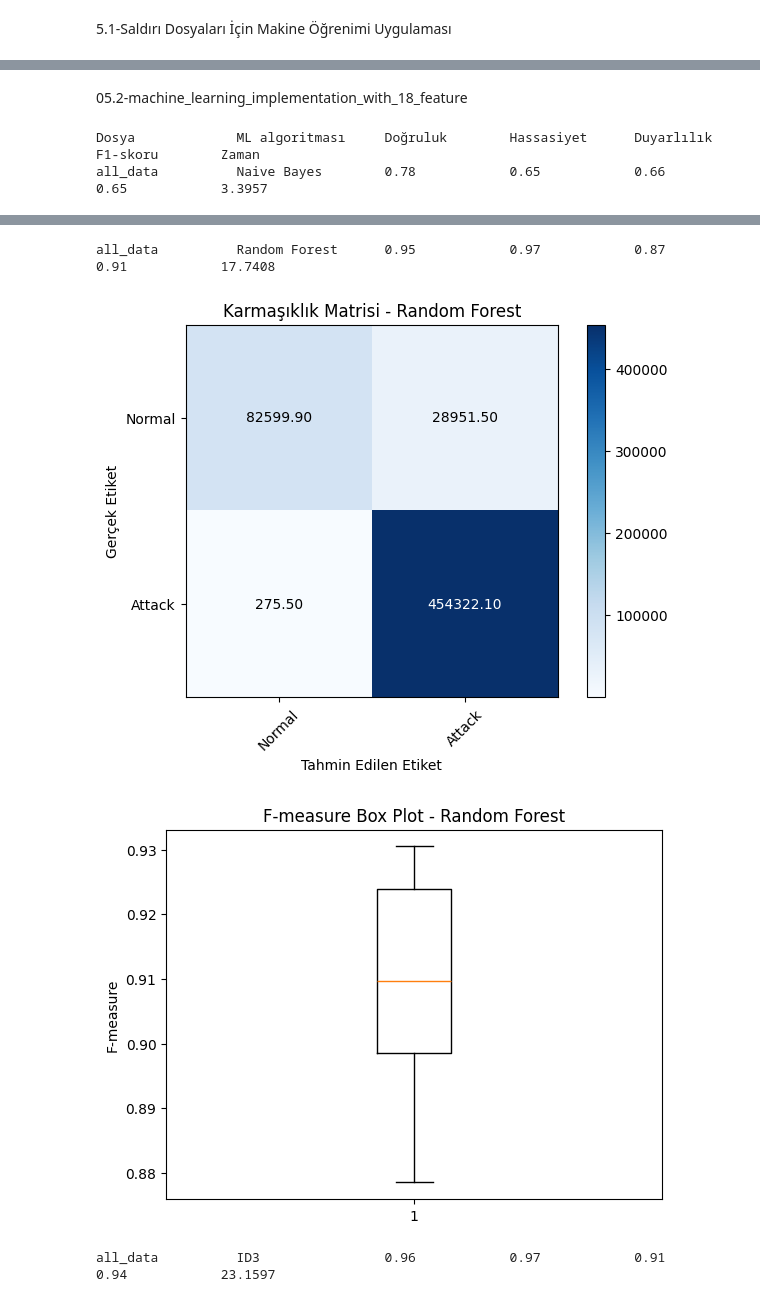
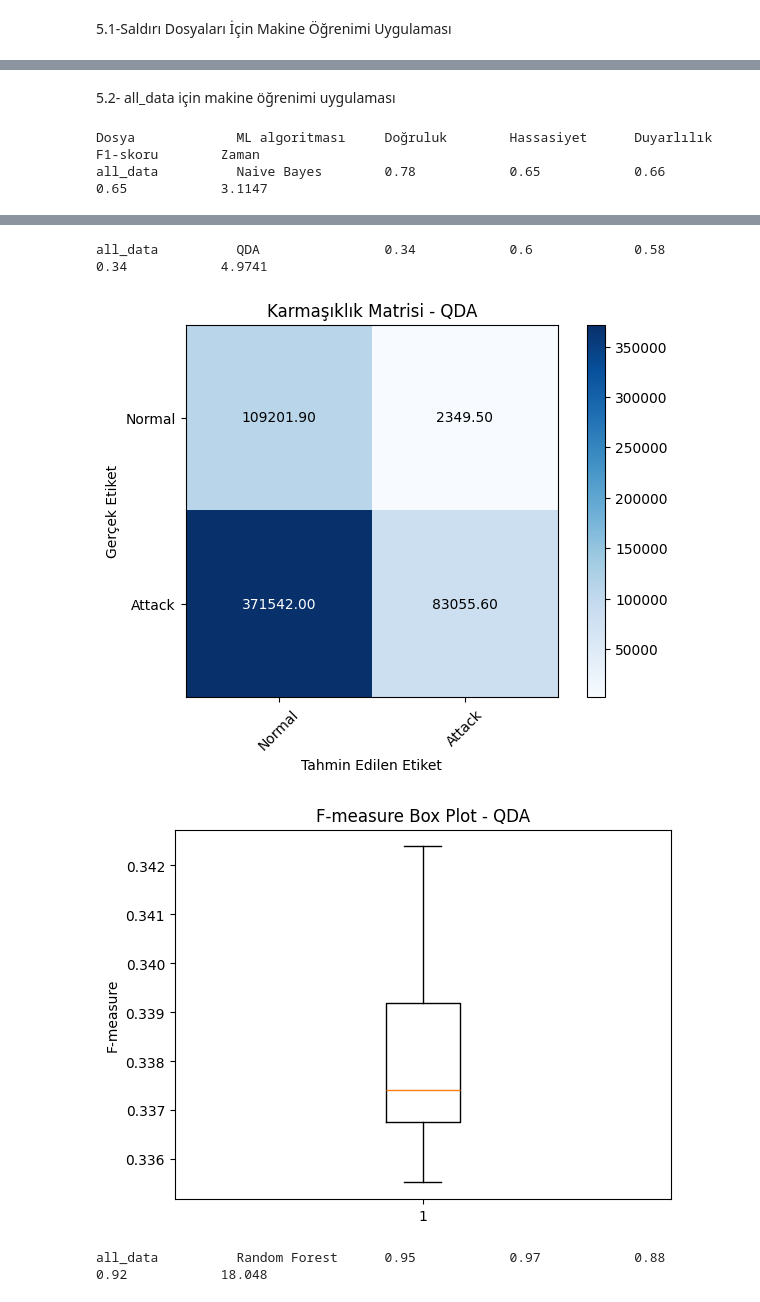
Before and after one commit to esraaerdogan/AnomalyDetection_in_Networks_Using_MachineLearning, a Jupyter notebook: anomaly.ipynb, the cells around one changed output, grey strips where cells are left out. Drawn from its saved outputs; the diff is of its cells as text; code cells hidden in the pictures.

```diff
--- a/anomaly.ipynb
+++ b/anomaly.ipynb
@@ -554,17 +563,31 @@ for j in csv_files:
     X[np.isinf(X)] = 0
 
     # Özellik önemlerinin hesaplanması
-    forest = sk.ensemble.RandomForestRegressor(n_estimators=250, random_state=0)
+    # RandomForestRegressor ile Özellik Önemi Hesaplama
+    forest = RandomForestRegressor(n_estimators=250,random_state=0)
     forest.fit(X, y)
-    importances = forest.feature_importances_
-    std = np.std([tree.feature_importances_ for tree in forest.estimators_],
-                 axis=0)
+    rf_importances = forest.feature_importances_
+
+    # ExtraTreesClassifier ile Özellik Önemi Hesaplama
+    etc = ExtraTreesClassifier(n_estimators=250, random_state=0)
+    etc.fit(X, y)
+    etc_importances = etc.feature_importances_
+
+    # Özelliklerin ortalama önem değerleri
+    importances = (rf_importances + etc_importances) / 2
+
+    rf_std = np.std([tree.feature_importances_ for tree in forest.estimators_], axis=0)
+    etc_std = np.std([tree.feature_importances_ for tree in etc.estimators_], axis=0)
+    std = (rf_std + etc_std) / 2
+
     indices = np.argsort(importances)[::-1]
     refclasscol=list(df.columns.values)
     impor_bars = pd.DataFrame({'Features':refclasscol[0:20],'importance':importances[0:20]})
     impor_bars = impor_bars.sort_values('importance',ascending=False).set_index('Features')
+
     plt.rcParams['figure.figsize'] = (10, 5)
     impor_bars.plot.bar();
+
     # Özellik önemlerinin yazdırılması
     count = 0
     fea_ture = j[0:-4] + "=["
@@ -856,20 +880,15 @@ DoS Hulk          Nearest Neighbors  0.95            0.94            0.93
 ... (25 outputs left out)
-# %% [markdown]
-05.2-machine_learning_implementation_with_18_feature
+# %% [markdown]
+5.2- all_data için makine öğrenimi uygulaması
 # %%
-##  programın çalışması için "all_data.csv" dosyası gereklidir.
-##  "all_data.csv" dosyası programla aynı dizinde bulunmalıdır.
+#  Bu aşamanın çalışması için "all_data.csv" dosyası gereklidir.
+#  "all_data.csv" dosyası programla aynı dizinde bulunmalıdır.
 
-##  bu programın amacı, makine öğrenimi algoritmalarını veri kümesine uygulamak ve algoritmaların performansını gözlemlemektir.
-##  kullanılan algoritmalar şunlardır:Naive Bayes, Random Forest, ID3, MLP, Nearest Neighbors
-##  Program çıktısı verileri şunları içerir: dosya adı, makine öğrenmesi algoritmasının ismi, accuracy(doğruluk), Precision(Hassasiyet), Recall(Geri Çağırma), F1-score, Zaman
-##  Program, sonuçları yazdıran bir CSV dosyası ve grafik içeren bir klasör oluşturacaktır.
+#  bu aşamanın amacı, makine öğrenimi algoritmalarını veri kümesine uygulamak ve algoritmaların
+#  performansını gözlemlemektir.
 
-##  hesaplama ve grafikleme için kullanılan bazı kod parçaları aşağıdaki siteden alınmıştır.
-##  http://scikit-learn.org
-
-from sklearn.ensemble import RandomForestClassifier
-from sklearn.metrics import average_precision_score
+from sklearn.discriminant_analysis import QuadraticDiscriminantAnalysis as QDA
+from sklearn.ensemble import RandomForestClassifier, AdaBoostClassifier
 from sklearn.metrics import confusion_matrix
 from sklearn.model_selection import train_test_split
 from sklearn.naive_bayes import GaussianNB
@@ -883,11 +902,13 @@ from sklearn.metrics import precision_score
 
 import matplotlib.pyplot as plt
 import numpy as np
+%matplotlib inline
 import os
 import pandas as pd
 import csv
 import time
 import warnings
+import math
 warnings.filterwarnings("ignore")
 
 # Sonuçların kaydedileceği CSV dosyası
@@ -919,8 +940,10 @@ create_folder(graph_folder)
 # Kullanılacak ML algoritmaları ve isimleri
 ml_algorithms = {
     "Naive Bayes":GaussianNB(),
+    "QDA": QDA(),
     "Random Forest":RandomForestClassifier(max_depth=5, n_estimators=10, max_features=1),
     "ID3" :DecisionTreeClassifier(max_depth=5,criterion="entropy"),
+    "AdaBoost":AdaBoostClassifier(),
     "MLP":MLPClassifier(hidden_layer_sizes=(13,13,13),max_iter=500),
     "Nearest Neighbors":KNeighborsClassifier(3)
 }
@@ -1000,36 +1023,36 @@ for csv_file in csv_files:
         plt.xticks(tick_marks, ["Normal", "Attack"], rotation=45)
         plt.yticks(tick_marks, ["Normal", "Attack"])
         plt.tight_layout()
         plt.ylabel('Gerçek Etiket')
         plt.xlabel('Tahmin Edilen Etiket')
 
         # Matrisin içine sayıları yazdır
         thresh = avg_cm.max() / 2.0
         for i in range(avg_cm.shape[0]):
             for j in range(avg_cm.shape[1]):
                 plt.text(j, i, format(avg_cm[i, j], '.2f'),
                          ha="center", va="center",
                          color="white" if avg_cm[i, j] > thresh else "black")
 
         plt.savefig(graph_folder + csv_file[0:-4] + "_" + alg_name + "_karmaşıklık_matrisi.pdf", bbox_inches='tight', format='pdf')
         plt.show()
 
         # F-measure box plot grafikleri oluştur
         plt.figure()
         plt.boxplot(f1)
         plt.title("F-measure Box Plot - " + alg_name)
         plt.ylabel('F-measure')
-        plt.savefig(graph_folder + csv_file[                0:-4] + "_" + alg_name + "_f1_boxplot.pdf", bbox_inches='tight', format='pdf')
+        plt.savefig(graph_folder + csv_file[ 0:-4] + "_" + alg_name + "_f1_boxplot.pdf", bbox_inches='tight', format='pdf')
         plt.show()
 
 print("Görev tamamlandı!")
 print("Toplam işlem süresi: =", time.time() - start_time, "saniye")
 # %% [output]
 Dosya             ML algoritması     Doğruluk        Hassasiyet      Duyarlılık      F1-skoru        Zaman
-all_data          Naive Bayes        0.78            0.65            0.66            0.65            3.3957
+all_data          Naive Bayes        0.78            0.65            0.66            0.65            3.1147
 [figure]
 [figure]
-all_data          Random Forest      0.95            0.97            0.87            0.91            17.7408
+all_data          QDA                0.34            0.6             0.58            0.34            4.9741
-[figure, old version]
+[figure, new version]
-[figure, old version]
+[figure, new version]
-all_data          ID3                0.96            0.97            0.91            0.94            23.1597
+all_data          Random Forest      0.95            0.97            0.88            0.92            18.048
```
Also changed, not shown: parts of 19 cells of this notebook.
